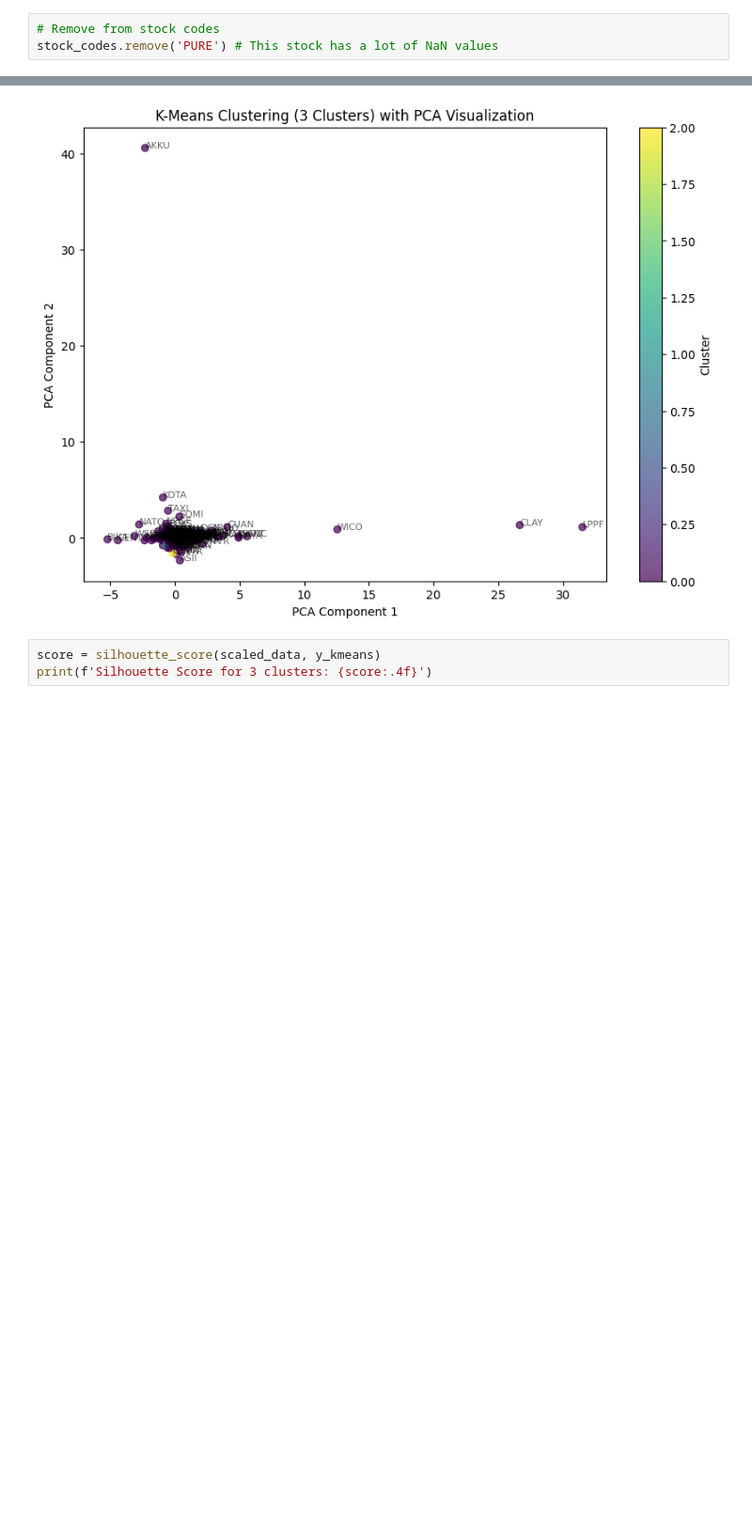
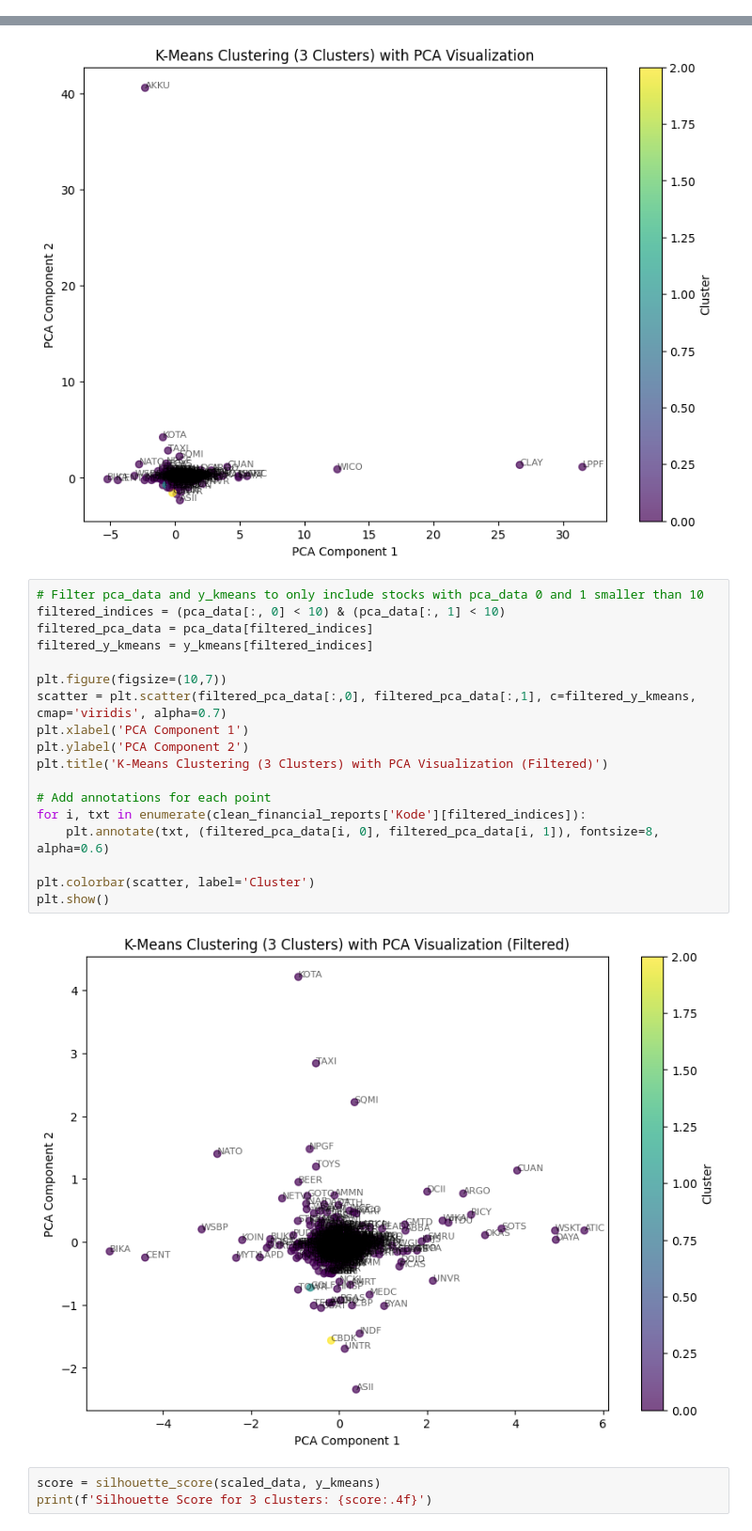
Before and after one commit to falkia34/stocks-cluster, a Jupyter notebook: notebooks/clustering.ipynb, the cells around one changed output, grey strips where cells are left out. Shown at 94% size. Cells and saved outputs as stored; diff of their text form; blank space fills up the shorter version.

Commit message:
fix(notebook): Add filtered cluster visualization

```diff
--- a/notebooks/clustering.ipynb
+++ b/notebooks/clustering.ipynb
@@ -16,9 +16,6 @@ report_periods = pd.read_csv('../data/report-periods.csv')
 
 # Get all stock codes that has True value on  "12M 2023" column
 stock_codes = report_periods[report_periods['12M 2023'] == True]['Kode'].tolist()
-# %%
-# Remove from stock codes
-stock_codes.remove('PURE') # This stock has a lot of NaN values
 # %%
 # Variable to be extracted from the CSV files (column)
 variables = [
@@ -237,6 +236,26 @@ plt.colorbar(scatter, label='Cluster')
 plt.show()
 # %% [output]
 [figure]
+# %%
+# Filter pca_data and y_kmeans to only include stocks with pca_data 0 and 1 smaller than 10
+filtered_indices = (pca_data[:, 0] < 10) & (pca_data[:, 1] < 10)
+filtered_pca_data = pca_data[filtered_indices]
+filtered_y_kmeans = y_kmeans[filtered_indices]
+
+plt.figure(figsize=(10,7))
+scatter = plt.scatter(filtered_pca_data[:,0], filtered_pca_data[:,1], c=filtered_y_kmeans, cmap='viridis', alpha=0.7)
+plt.xlabel('PCA Component 1')
+plt.ylabel('PCA Component 2')
+plt.title('K-Means Clustering (3 Clusters) with PCA Visualization (Filtered)')
+
+# Add annotations for each point
+for i, txt in enumerate(clean_financial_reports['Kode'][filtered_indices]):
+    plt.annotate(txt, (filtered_pca_data[i, 0], filtered_pca_data[i, 1]), fontsize=8, alpha=0.6)
+
+plt.colorbar(scatter, label='Cluster')
+plt.show()
+# %% [output]
+[figure, added]
 # %%
 score = silhouette_score(scaled_data, y_kmeans)
 print(f'Silhouette Score for 3 clusters: {score:.4f}')
```
Also changed, not shown: parts of 3 cells of this notebook.
